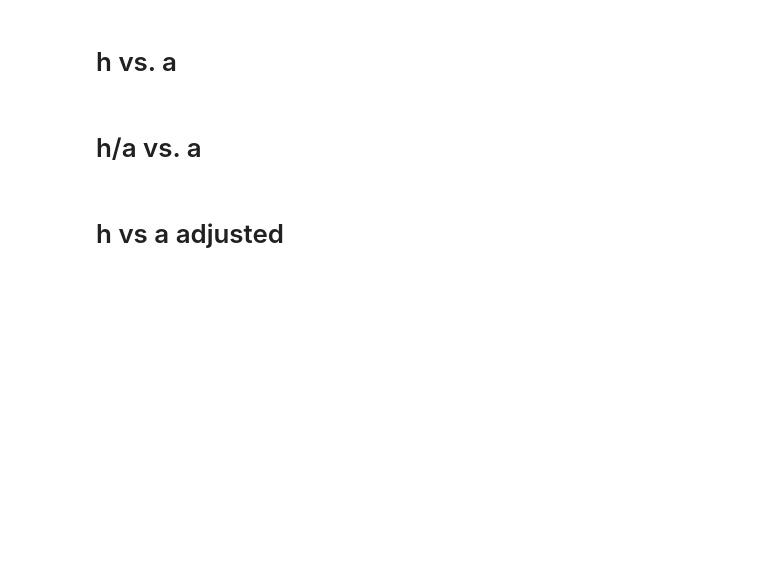
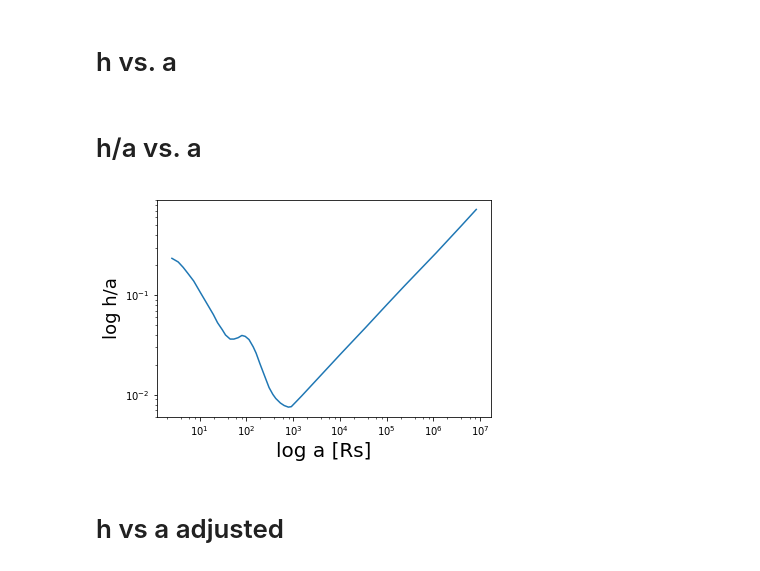
Before and after one commit to gfabj/Summer_Research_Project, a Jupyter notebook: SG_Model.ipynb, the cells around one changed output. Drawn from its saved outputs; the diff is of its cells as text; code cells hidden in the pictures; blank space fills up the shorter version.

```diff
--- a/SG_Model.ipynb
+++ b/SG_Model.ipynb
@@ -31,14 +31,16 @@ h_[:,1] = height
 # %% [markdown]
 # h/a vs. a
 # %%
-#logPlot = plt.gca()
+logPlot = plt.gca()
 #plt.plot = (a,ratio)
 a = text_file1[:,0]
 ratio = text_file1[:,1]
-#plt.plot(a1,ratio1) # Sets each column as the x and y coordinates, and creates and shows a plot.
-#plt.xlabel('log a [Rs]',fontsize=20)
-#plt.ylabel('log h/a',fontsize=18)
-#plt.savefig('hovera1.png', dpi=300, bbox_inches='tight')
+logPlot.loglog(a1,ratio1) # Sets each column as the x and y coordinates, and creates and shows a plot.
+plt.xlabel('log a [Rs]',fontsize=20)
+plt.ylabel('log h/a',fontsize=18)
+plt.savefig('hovera1.png', dpi=300, bbox_inches='tight')
+# %% [output]
+[figure, added]
 # %% [markdown]
 # h vs a adjusted
 # %%
```
Also changed, not shown: parts of 7 cells of this notebook, 2 other files.
